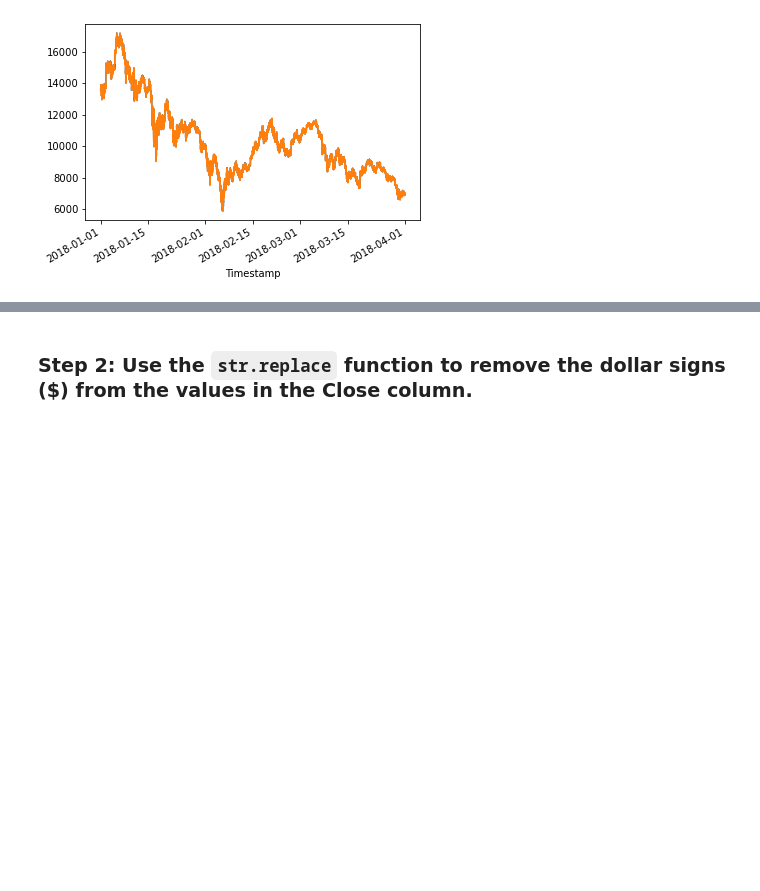
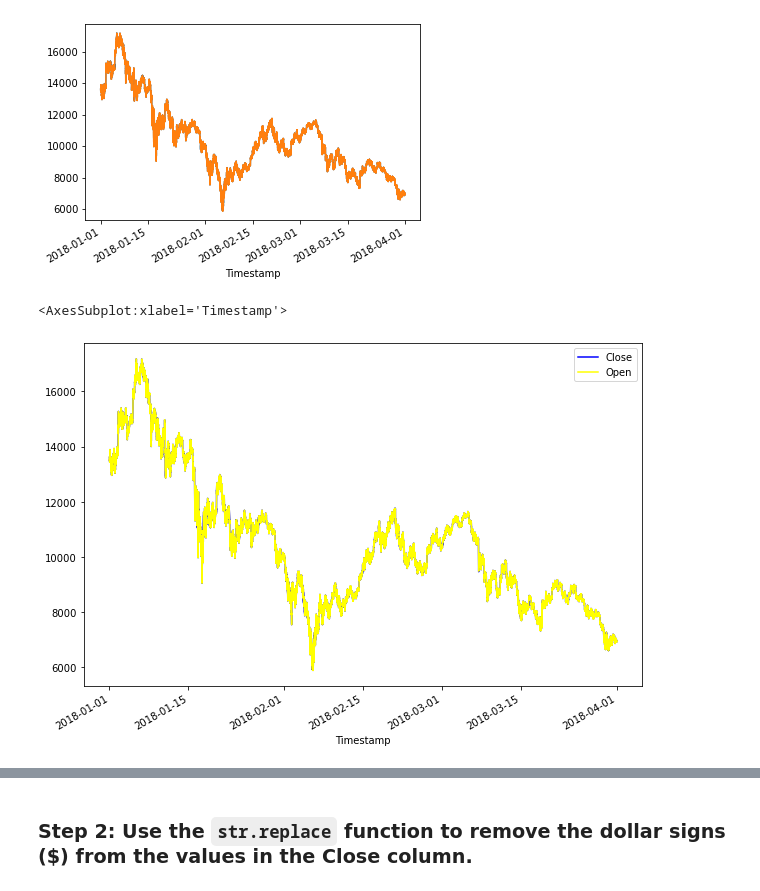
Before and after one commit to Lightboy6/mod3_final, a Jupyter notebook: crypto_arbitrage.ipynb, the cells around one changed output, grey strips where cells are left out. Saved outputs shown, nothing was run; the diff lists cells and outputs as text; code cells hidden in the pictures; blank space fills up the shorter version.

```diff
--- a/crypto_arbitrage.ipynb
+++ b/crypto_arbitrage.ipynb
@@ -179,3 +190,9 @@ coin_close.plot(lengend=True )
+# %%
+coin_close.plot(legend=True, figsize=(10,7), color="blue")
+coin_open.plot(legend=True, figsize=(10,7), color="yellow")
+# %% [output]
+<AxesSubplot:xlabel='Timestamp'>
+[figure, added]
 # %%
 # For the bitstamp DataFrame, replace or drop all NaNs or missing values in the DataFrame
 # YOUR CODE HERE
```
Also changed, not shown: parts of 3 cells of this notebook.
